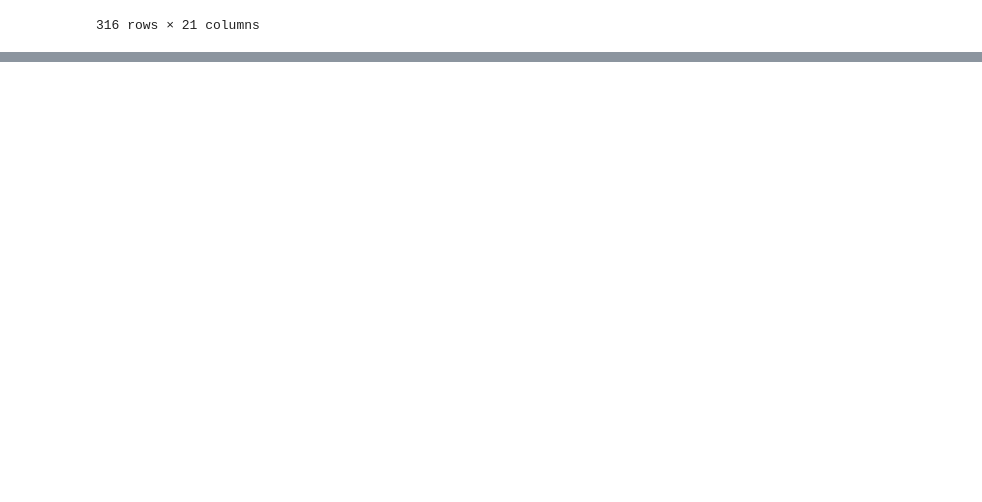
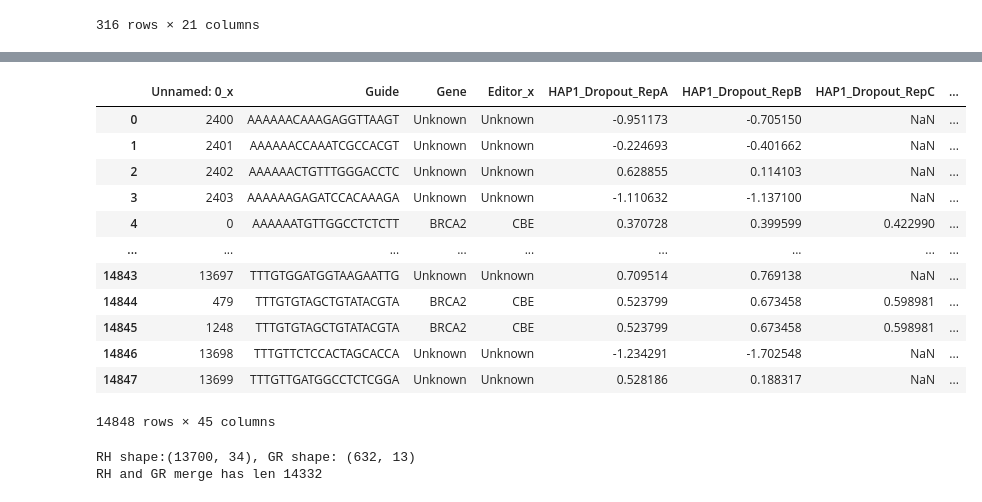
Before and after one commit to QuantitativeBiology/BECancerResistome, a Jupyter notebook: BECancerResistome/Processing/merging.ipynb, the cells around one changed output, grey strips where cells are left out. Saved outputs shown, nothing was run; the diff lists cells and outputs as text; code cells hidden in the pictures; blank space fills up the shorter version.

```diff
--- a/BECancerResistome/Processing/merging.ipynb
+++ b/BECancerResistome/Processing/merging.ipynb
@@ -159,0 +190,4 @@ g.merge(f,on=["Guide","Editor","Gene"])
+# %%
+RH=pd.read_csv("data/4_Screen_zscores/RH/merge_RH_z.csv")
+GR=pd.read_csv("data/4_Screen_zscores/GR/merge_GR_z.csv")
+MC=pd.read_csv("data/4_Screen_zscores/MC/MC_zscores.csv")
@@ -159,0 +231,22 @@ g.merge(f,on=["Guide","Editor","Gene"])
+# %%
+RH.concat(GR, on=["Guide", "Gene"],how='outer')
+# %% [output]
+|  | Unnamed: 0_x | Guide | Gene | Editor_x | HAP1_Dropout_RepA | HAP1_Dropout_RepB | HAP1_Dropout_RepC | ... |
+| 0 | 2400 | AAAAAACAAAGAGGTTAAGT | Unknown | Unknown | -0.951173 | -0.705150 | NaN | ... |
+| 1 | 2401 | AAAAAACCAAATCGCCACGT | Unknown | Unknown | -0.224693 | -0.401662 | NaN | ... |
+| 2 | 2402 | AAAAAACTGTTTGGGACCTC | Unknown | Unknown | 0.628855 | 0.114103 | NaN | ... |
+| 3 | 2403 | AAAAAAGAGATCCACAAAGA | Unknown | Unknown | -1.110632 | -1.137100 | NaN | ... |
+| 4 | 0 | AAAAAATGTTGGCCTCTCTT | BRCA2 | CBE | 0.370728 | 0.399599 | 0.422990 | ... |
+| ... | ... | ... | ... | ... | ... | ... | ... | ... |
+| 14843 | 13697 | TTTGTGGATGGTAAGAATTG | Unknown | Unknown | 0.709514 | 0.769138 | NaN | ... |
+| 14844 | 479 | TTTGTGTAGCTGTATACGTA | BRCA2 | CBE | 0.523799 | 0.673458 | 0.598981 | ... |
+| 14845 | 1248 | TTTGTGTAGCTGTATACGTA | BRCA2 | CBE | 0.523799 | 0.673458 | 0.598981 | ... |
+| 14846 | 13698 | TTTGTTCTCCACTAGCACCA | Unknown | Unknown | -1.234291 | -1.702548 | NaN | ... |
+| 14847 | 13699 | TTTGTTGATGGCCTCTCGGA | Unknown | Unknown | 0.528186 | 0.188317 | NaN | ... |
+14848 rows × 45 columns
+# %%
+print(f'RH shape:{ RH.shape}, GR shape: {GR.shape}')
+print('RH and GR merge has len', RH.shape[0]+GR.shape[0])
+# %% [output]
+RH shape:(13700, 34), GR shape: (632, 13)
+RH and GR merge has len 14332
```
Also changed, not shown: parts of 14 cells of this notebook, 2 other files.
